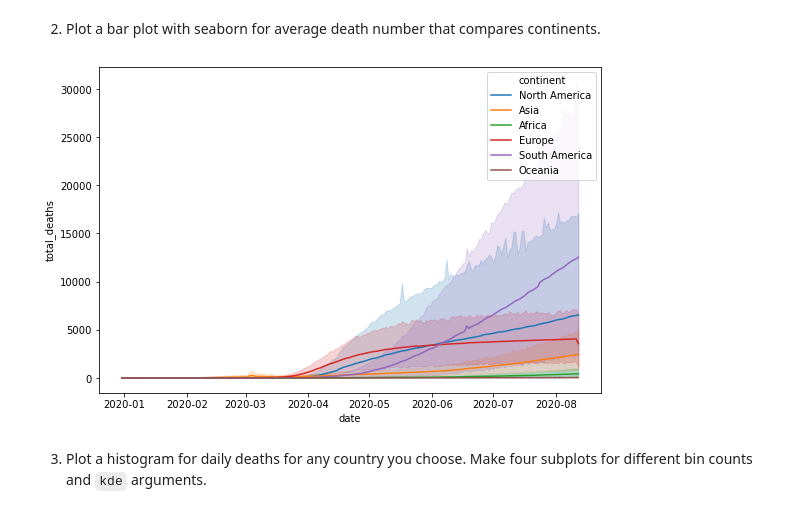
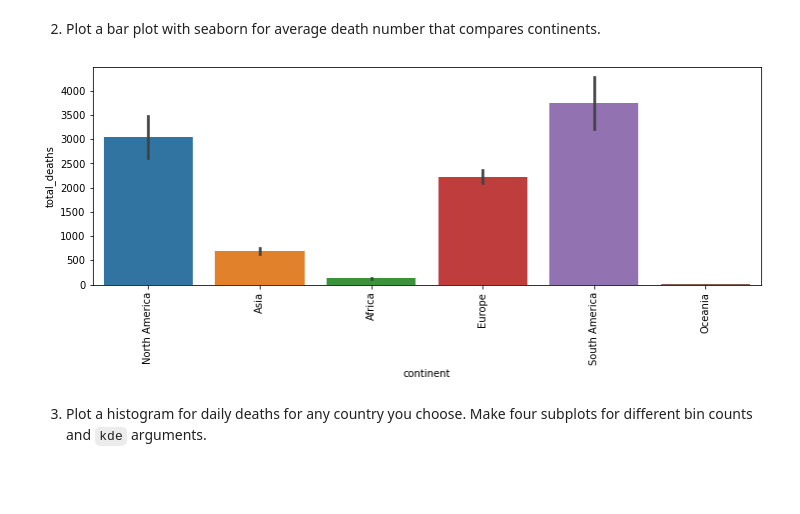
Before and after one commit to FurkanSrtc/DataScience, a Jupyter notebook: 04_06_VisualizationWithSeaborn.ipynb, the cells around one changed output. Saved outputs shown, nothing was run; the diff lists cells and outputs as text; code cells hidden in the pictures; blank space fills up the shorter version.

Commit message:
VisualizationWithSeaborn

```diff
--- a/04_06_VisualizationWithSeaborn.ipynb
+++ b/04_06_VisualizationWithSeaborn.ipynb
@@ -37,12 +43,21 @@ plt.show()
 # %% [markdown]
 2. Plot a bar plot with seaborn for average death number that compares continents.
 # %%
+import plotly.express as px
 
-plt.figure(figsize=(9, 6))
-sns.lineplot(x = 'date', y = 'total_deaths', data = df, hue = 'continent')
+#plt.figure(figsize=(9, 6))
+#sns.lineplot(x = 'date', y = 'total_deaths', data = df, hue = 'continent')
+#plt.show()
+
+
+
+plt.figure(figsize=(12,4))
+
+sns.barplot(x = 'continent', y = 'total_deaths', data = df)
+plt.xticks(rotation = 90)
 plt.show()
 # %% [output]
-[figure, old version]
+[figure, new version]
 # %% [markdown]
 3. Plot a histogram for daily deaths for any country you choose. Make four subplots for different bin counts and `kde` arguments.
 # %%
```
Also changed, not shown: parts of 1 cell of this notebook.
